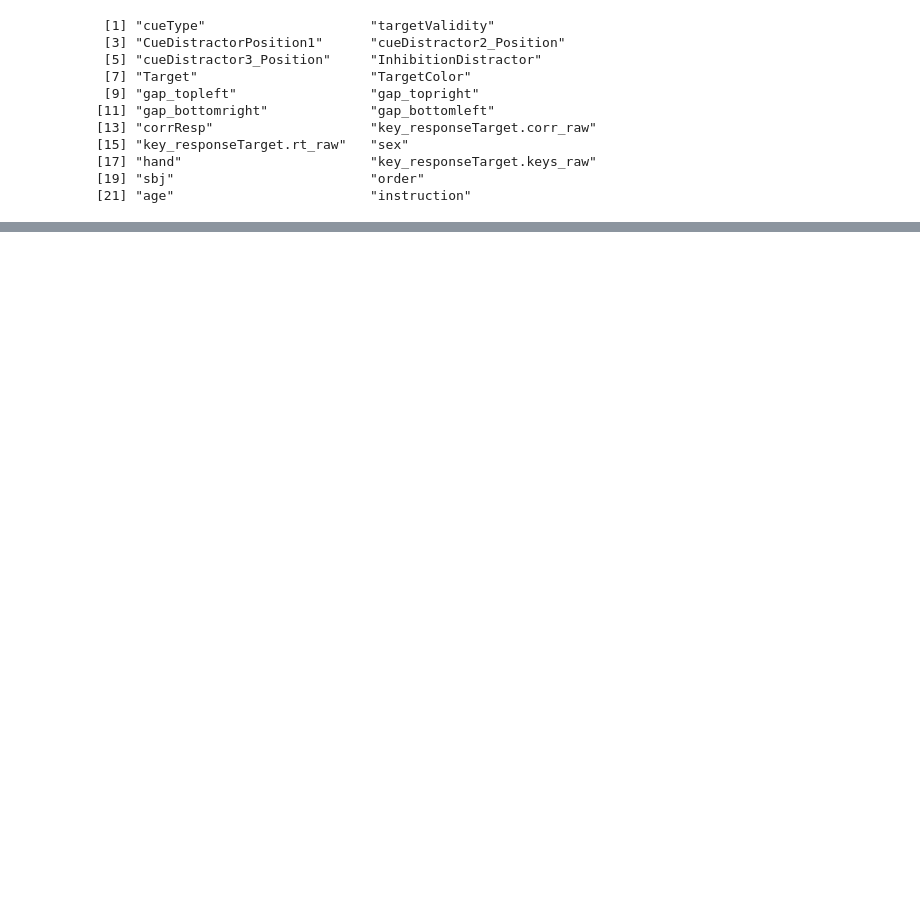
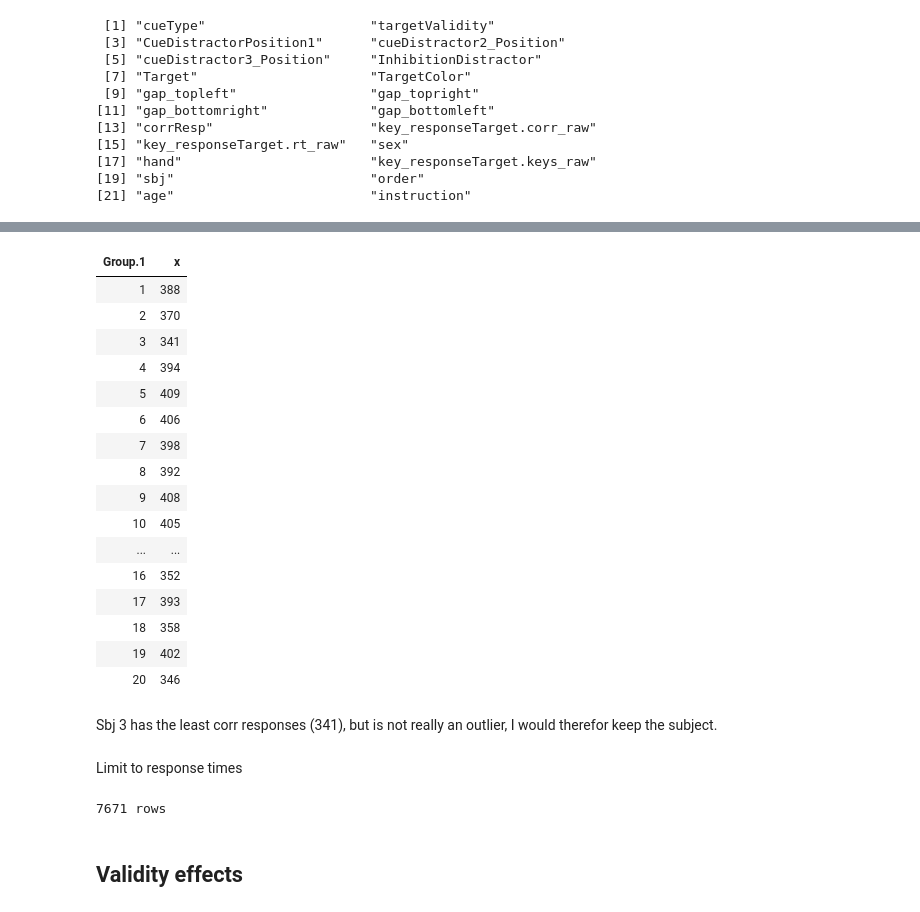
Before and after one commit to dominikpegler/r_analyze_experimental_data, a Jupyter notebook: final_project.ipynb, the cells around one changed output, grey strips where cells are left out. Drawn from its saved outputs; the diff is of its cells as text; code cells hidden in the pictures; blank space fills up the shorter version.

```diff
--- a/final_project.ipynb
+++ b/final_project.ipynb
@@ -52,0 +67,2 @@ nrow(df_correct)
+# %%
+df <- subset(df, select = -c(TargetColor)) # remove col
@@ -52,0 +109,31 @@ nrow(df_correct)
+# %%
+aggregate(df$sbj, list(df$sbj), FUN=length)
+# %% [output]
+| Group.1 | x |
+| 1 | 388 |
+| 2 | 370 |
+| 3 | 341 |
+| 4 | 394 |
+| 5 | 409 |
+| 6 | 406 |
+| 7 | 398 |
+| 8 | 392 |
+| 9 | 408 |
+| 10 | 405 |
+| ... | ... |
+| 16 | 352 |
+| 17 | 393 |
+| 18 | 358 |
+| 19 | 402 |
+| 20 | 346 |
+# %% [markdown]
+Sbj 3 has the least corr responses (341), but is not really an outlier, I would therefor keep the subject.
+# %% [markdown]
+Limit to response times
+# %%
+df <- df[df$reactionTime<=1000 & df$reactionTime >= 150,]
+cat(nrow(df), "rows")
+# %% [output]
+7671 rows
+# %% [markdown]
+## Validity effects
```
Also changed, not shown: parts of 26 cells of this notebook.
